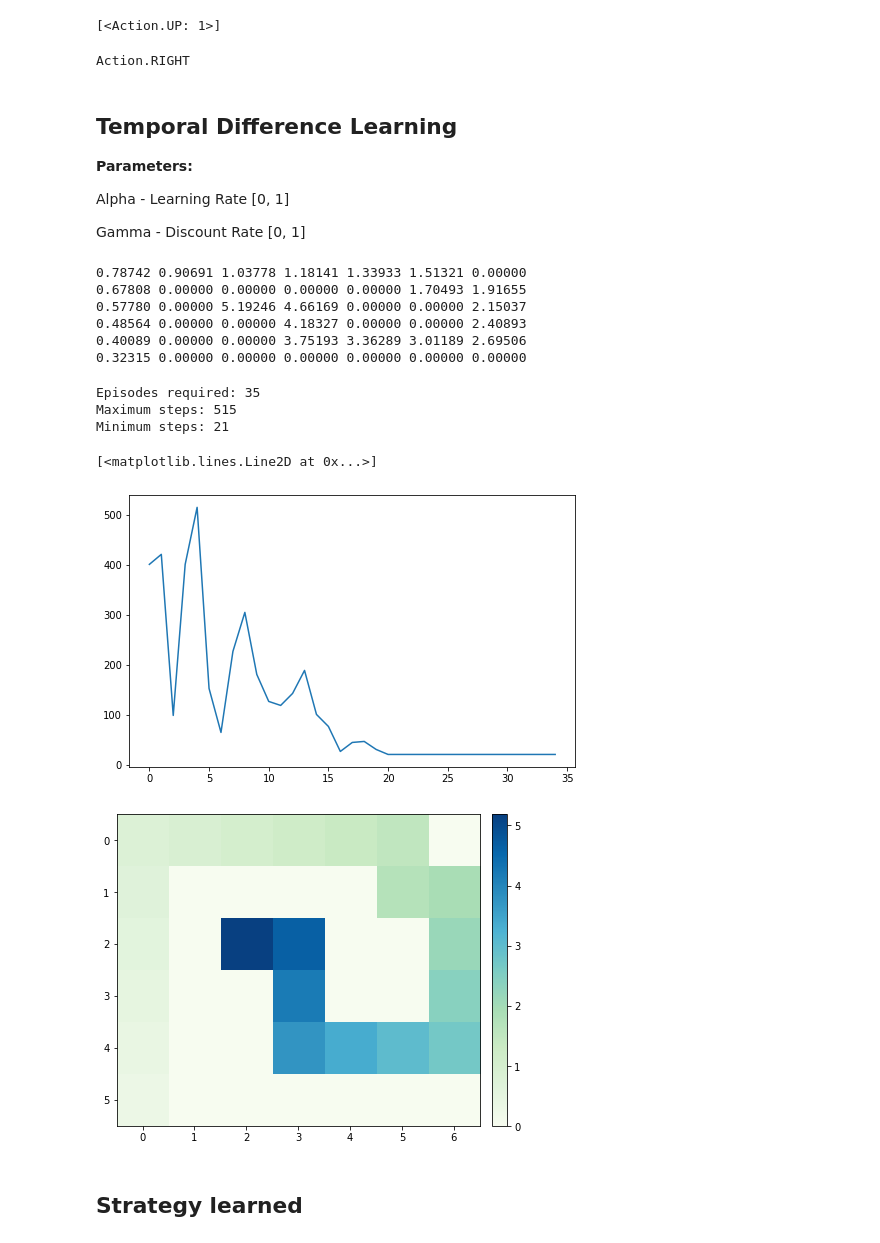
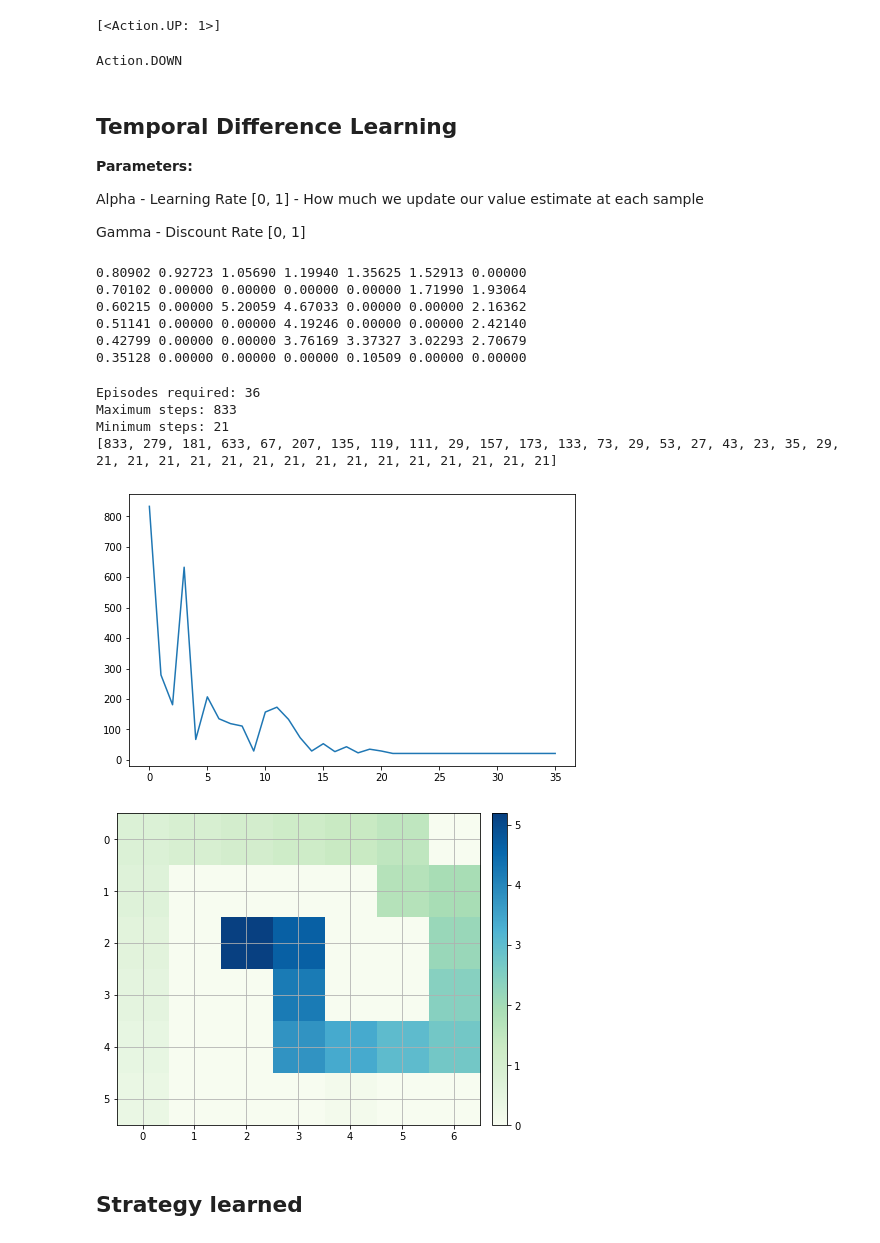
Before and after one commit to leanguardia/temporal-diff-learning, a Jupyter notebook: RL_TemporalDiff.ipynb, the cells around one changed output. Cells and saved outputs as stored; diff of their text form; code cells hidden in the pictures.

Commit message:
Plot results

```diff
--- a/RL_TemporalDiff.ipynb
+++ b/RL_TemporalDiff.ipynb
@@ -143,34 +143,47 @@ def epsylon_greedy(state, current_episode, episodes_to_exploitation):
         action = maximum_value(state)
     return action
 
+def next_action(state, policy, episode):
+    if policy == "EPSY":
+        action = epsylon_greedy(state, episode, episodes_to_exploitation=50)
+    elif policy == "MAX":
+        action = maximum_value(state)
+    elif policy == "RAND":
+        action = random_exploration(state)
+    else: print("PI: Not implemented")
+    return action
+
 # print(maximum_value(State(5, 3)))
 print(epsylon_greedy(State(4, 0), 0, 1))
 # %% [output]
-Action.RIGHT
+Action.DOWN
 # %% [markdown]
 ## Temporal Difference Learning
 
 **Parameters:**
 
-Alpha - Learning Rate [0, 1]
+Alpha - Learning Rate [0, 1] - How much we update our value estimate at each sample
 
 Gamma - Discount Rate [0, 1]
 # %%
 V = zero_values()
 
+# policy = "EPSY"
+policy = "MAX"
+# policy = "RAND"
+
 alpha = 0.75
 gamma = 0.9
+max_episodes = 80
+
 steps_per_episode = []
-max_episodes = 500
 episode = 0
 while(not converged(steps_per_episode, num_of_evaluations=15) and episode < max_episodes):
     state = initial_state
     exploring = True
     step = 0
     while(exploring):
-        action = random_exploration(state)
-        action = maximum_value(state)
-#         action = epsylon_greedy(state, episode, episodes_to_exploitation=50)
+        action = next_action(state, policy, episode)
         next_state = take_action(state, action)
         learning = alpha * (reward(state) + gamma * value(next_state) - value(state))
         V[state.row, state.col] += learning
@@ -183,12 +196,12 @@ while(not converged(steps_per_episode, num_of_evaluations=15) and episode < max_
     steps_per_episode.append(step)
 show_values(decimal_numbers=5)
 # %% [output]
-0.78742 0.90691 1.03778 1.18141 1.33933 1.51321 0.00000
-0.67808 0.00000 0.00000 0.00000 0.00000 1.70493 1.91655
-0.57780 0.00000 5.19246 4.66169 0.00000 0.00000 2.15037
-0.48564 0.00000 0.00000 4.18327 0.00000 0.00000 2.40893
-0.40089 0.00000 0.00000 3.75193 3.36289 3.01189 2.69506
-0.32315 0.00000 0.00000 0.00000 0.00000 0.00000 0.00000
+0.80902 0.92723 1.05690 1.19940 1.35625 1.52913 0.00000
+0.70102 0.00000 0.00000 0.00000 0.00000 1.71990 1.93064
+0.60215 0.00000 5.20059 4.67033 0.00000 0.00000 2.16362
+0.51141 0.00000 0.00000 4.19246 0.00000 0.00000 2.42140
+0.42799 0.00000 0.00000 3.76169 3.37327 3.02293 2.70679
+0.35128 0.00000 0.00000 0.00000 0.10509 0.00000 0.00000
 # %%
 %matplotlib inline
 import matplotlib.pyplot as plt
@@ -201,20 +214,21 @@ min_steps = np.min(steps_per_episode)
 print("Minimum steps:", min_steps)
 fig = plt.figure(figsize=(8, 5));
 plt.plot(range(number_of_episodes), steps_per_episode)
+print(steps_per_episode)
 # %% [output]
-Episodes required: 35
-Maximum steps: 515
+Episodes required: 36
+Maximum steps: 833
 Minimum steps: 21
+[833, 279, 181, 633, 67, 207, 135, 119, 111, 29, 157, 173, 133, 73, 29, 53, 27, 43, 23, 35, 29, 21, 21, 21, 21, 21, 21, 21, 21, 21, 21, 21, 21, 21, 21, 21]
-[<matplotlib.lines.Line2D at 0x...>]
-[figure, old version]
+[figure, new version]
 # %%
 fig, axs = plt.subplots(figsize=(7, 6))
 im = axs.imshow(V, cmap="GnBu")
 fig.colorbar(im, fraction=0.04, pad=0.03)
-
+plt.grid()
 plt.show()
 # %% [output]
-[figure, old version]
+[figure, new version]
 # %% [markdown]
 ## Strategy learned
 # %%
```
Also changed, not shown: parts of 2 cells of this notebook.
